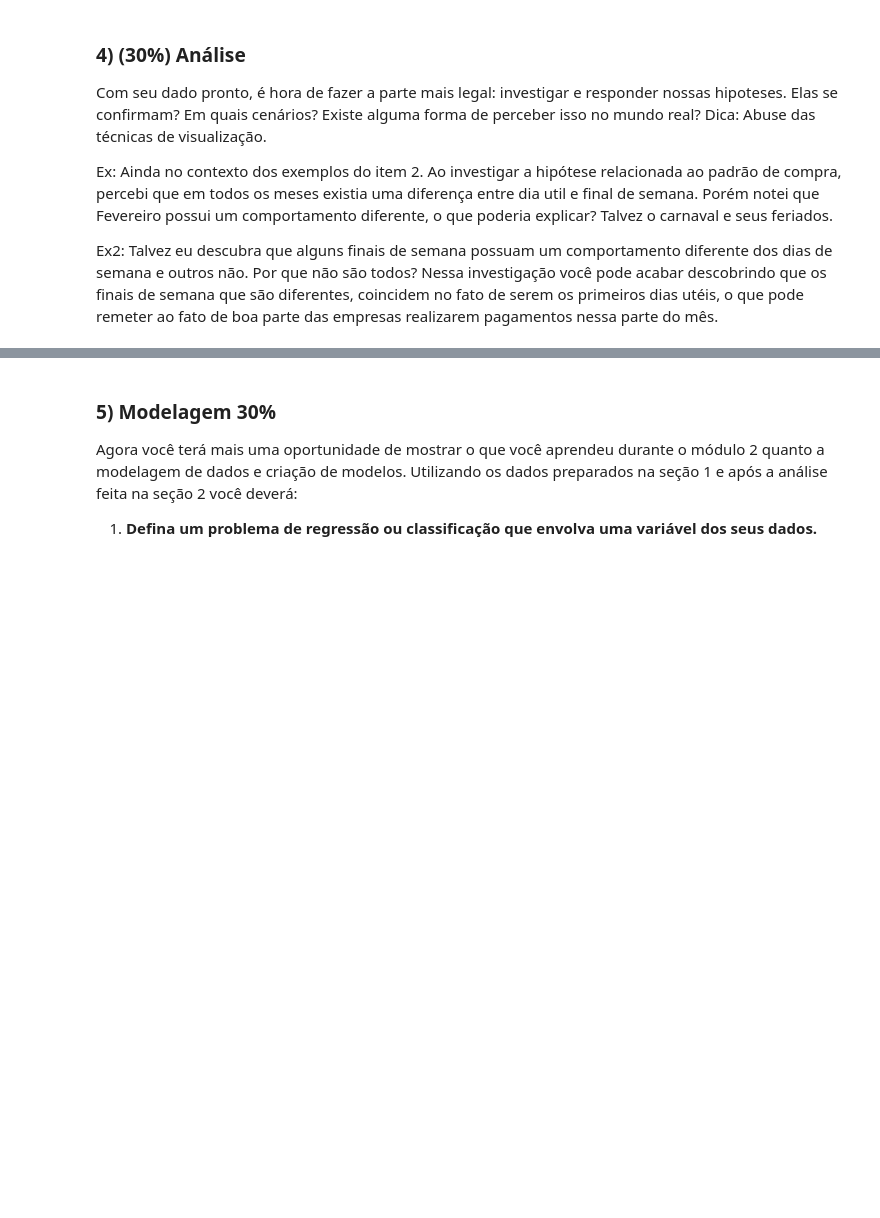
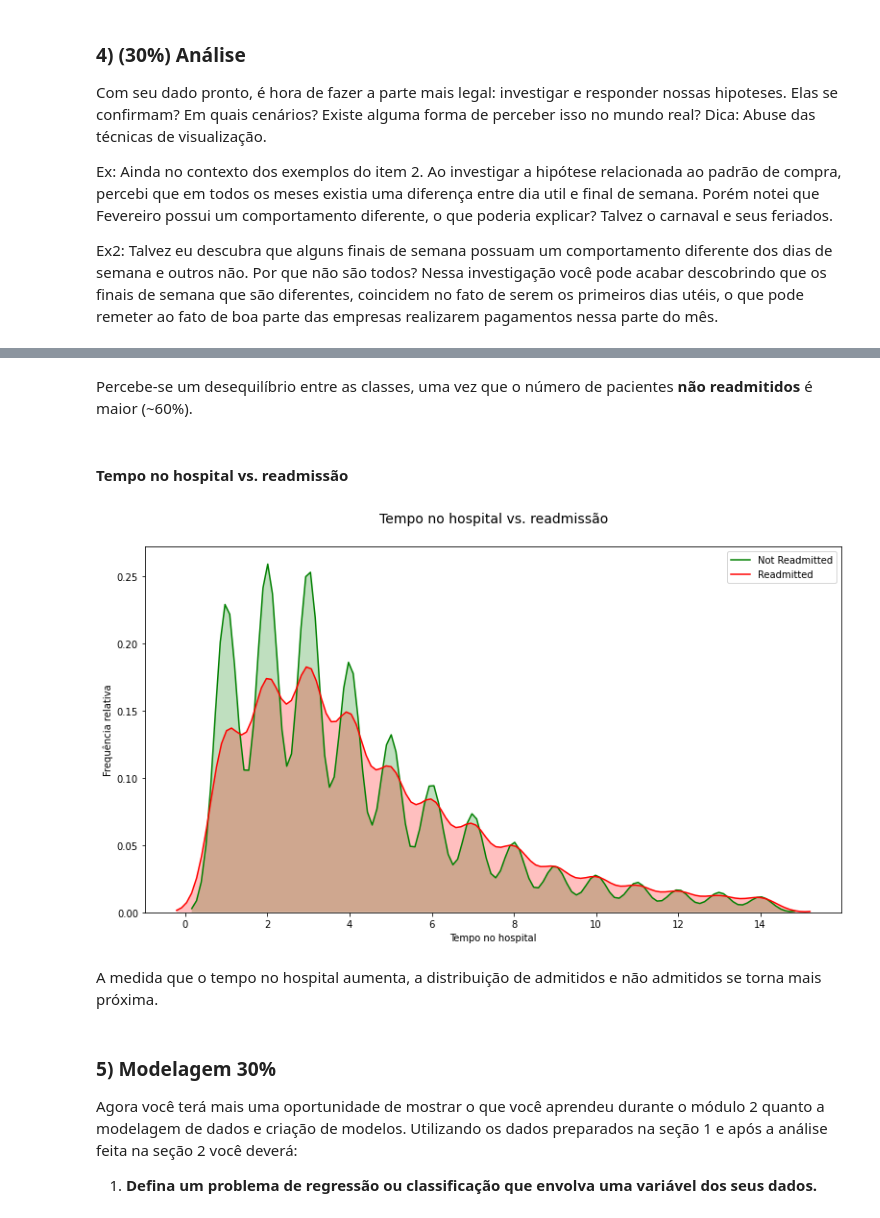
Before and after one commit to LilianeAquino/aed_projeto_3, a Jupyter notebook: template.ipynb, the cells around one changed output, grey strips where cells are left out. Drawn from its saved outputs; the diff is of its cells as text; code cells hidden in the pictures; blank space fills up the shorter version.

```diff
--- a/template.ipynb
+++ b/template.ipynb
@@ -494,3 +479,18 @@ Ex2: Talvez eu descubra que alguns finais de semana possuam um comportamento dif
+# %% [markdown]
+Percebe-se um desequilíbrio entre as classes, uma vez que o número de pacientes **não readmitidos** é maior (~60%).
+# %% [markdown]
+#### Tempo no hospital vs. readmissão
+# %%
+ax=sns.kdeplot(data.loc[(data['readmitted'] == 'NO'),'time_in_hospital'] , color='g', shade=True, label='Not Readmitted')
+ax=sns.kdeplot(data.loc[(data['readmitted'] != 'NO'),'time_in_hospital'] , color='r', shade=True, label='Readmitted')
+ax.set(xlabel='Tempo no hospital', ylabel='Frequência relativa')
+plt.rcParams['figure.figsize'] = [13, 7]
+plt.title('Tempo no hospital vs. readmissão', y=1.05, size=14)
+plt.show()
+# %% [output]
+[figure, added]
+# %% [markdown]
+A medida que o tempo no hospital aumenta, a distribuição de admitidos e não admitidos se torna mais próxima.
 # %% [markdown]
 ### 5) Modelagem 30%
 
```
Also changed, not shown: parts of 8 cells of this notebook.
